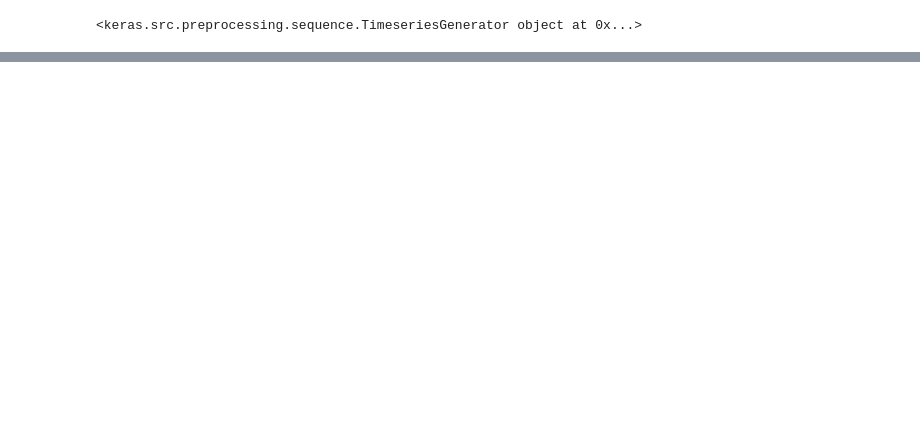
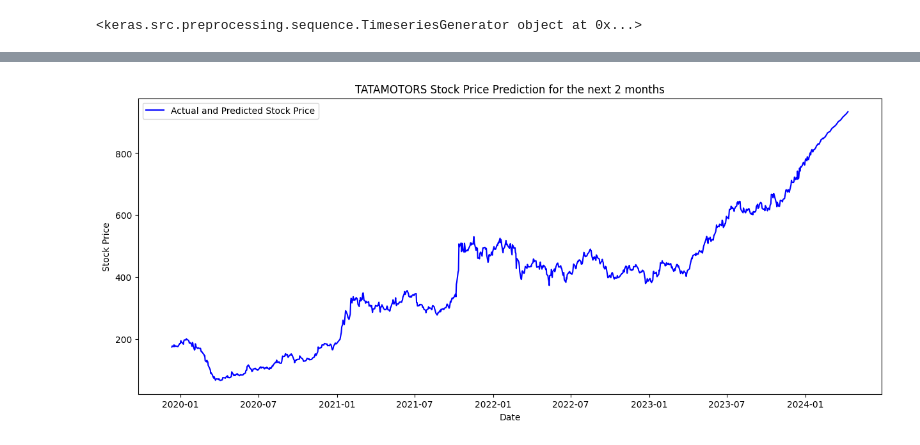
Before and after one commit to jensontmathew/TATA-Motors-Stock-Price-Prediction, a Jupyter notebook: Tata_Motors_stock_price_prediction_RNN.ipynb, the cells around one changed output, grey strips where cells are left out. Saved outputs shown, nothing was run; the diff lists cells and outputs as text; code cells hidden in the pictures; blank space fills up the shorter version.

```diff
--- a/Tata_Motors_stock_price_prediction_RNN.ipynb
+++ b/Tata_Motors_stock_price_prediction_RNN.ipynb
@@ -125,7 +150,7 @@ from keras.models import Sequential
 from keras.layers import Dense,LSTM
 from keras.preprocessing.sequence import TimeseriesGenerator
 # %%
-look_back=15
+look_back=40
 train_generator=TimeseriesGenerator(close_train,close_train,length=look_back,batch_size=20)
 # %%
 print(train_generator)
@@ -135,7 +160,7 @@ print(train_generator)
 test_generator=TimeseriesGenerator(close_test,close_test,length=look_back,batch_size=1)
 # %%
 model=Sequential()
-model.add(LSTM(10,activation='relu',input_shape=(look_back,1)))
+model.add(LSTM(200,activation='relu',input_shape=(look_back,1)))
 model.add(Dense(1))
 # %%
 model.compile(optimizer='adam',loss='mse')
@@ -213,0 +252,20 @@ plt.plot(date_test1,prediction)
+# %%
+import numpy as np
+# Generating future timestamps for prediction (2 months = 60 days)
+future_timestamps = pd.date_range(df['Date'].iloc[-1], periods=120, freq='D')[1:]  # Start from the next day
+
+# Last 'look_back' days of data from the training set to start predicting future values
+last_sequence = close_data[-look_back:]
+
+future_predictions = []
+
+for i in range(len(future_timestamps)):
+    prediction = model.predict(last_sequence.reshape(1, look_back, 1))[0, 0]
+    future_predictions.append(prediction)
+    last_sequence = np.roll(last_sequence, -1)
+    last_sequence[-1] = prediction
+
+# Creating a DataFrame for future predictions
+future_predicted_dates = pd.Series(future_timestamps)
+future_predicted_prices = pd.Series(future_predictions)
+future_predicted_data = pd.DataFrame({'Date': future_predicted_dates, 'Predicted_Close': future_predicted_prices})
@@ -213,0 +290,15 @@ plt.plot(date_test1,prediction)
+# %%
+# Concatenating actual and predicted data for plotting
+combined_dates = pd.concat([df['Date'], future_predicted_data['Date']])
+combined_prices = pd.concat([df['Close'], future_predicted_data['Predicted_Close']])
+
+# Plotting the actual and predicted prices
+plt.figure(figsize=(15, 6))
+plt.plot(combined_dates, combined_prices, label='Actual and Predicted Stock Price', color='blue')
+plt.xlabel('Date')
+plt.ylabel('Stock Price')
+plt.title('TATAMOTORS Stock Price Prediction for the next 2 months')
+plt.legend()
+plt.show()
+# %% [output]
+[figure, added]
```
Also changed, not shown: parts of 18 cells of this notebook.
